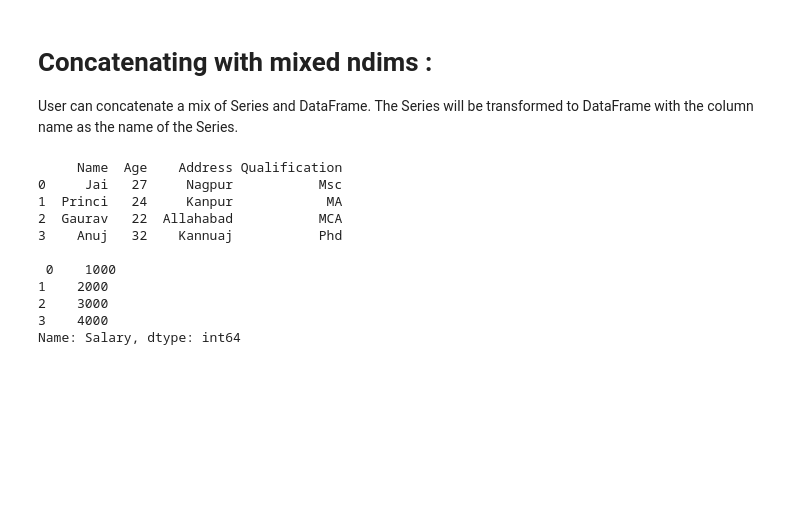
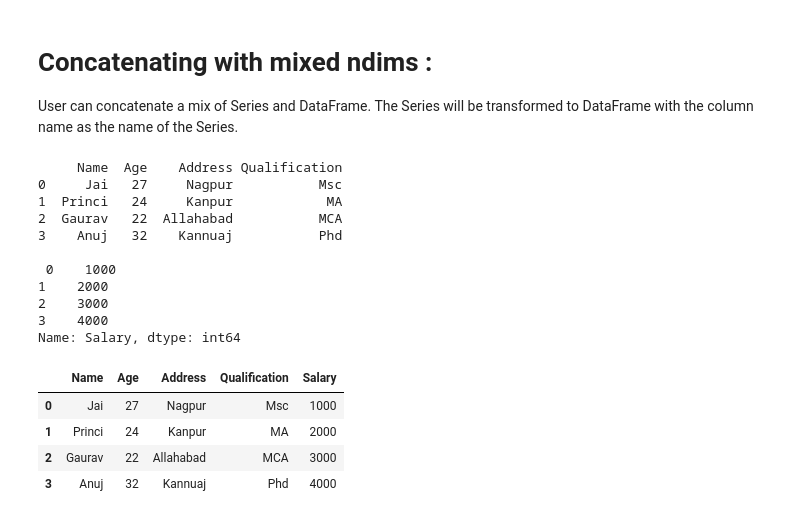
Before and after one commit to V-Nayak/python-basics, a Jupyter notebook: Pandas_Merging_Joining_Concatenating.ipynb, the cells around one changed output. Cells and saved outputs as stored; diff of their text form; code cells hidden in the pictures; blank space fills up the shorter version.

```diff
--- a/Pandas_Merging_Joining_Concatenating.ipynb
+++ b/Pandas_Merging_Joining_Concatenating.ipynb
@@ -252,3 +252,16 @@ print(df, "\n\n", s1)
 2    3000
 3    4000
 Name: Salary, dtype: int64
+# %%
+# Now we are going to mix Series and dataframe together
+
+# combining series and dataframe
+res = pd.concat([df, s1], axis=1)
+
+res
+# %% [output]
+|  | Name | Age | Address | Qualification | Salary |
+| 0 | Jai | 27 | Nagpur | Msc | 1000 |
+| 1 | Princi | 24 | Kanpur | MA | 2000 |
+| 2 | Gaurav | 22 | Allahabad | MCA | 3000 |
+| 3 | Anuj | 32 | Kannuaj | Phd | 4000 |
```
Also changed, not shown: parts of 20 cells of this notebook.
